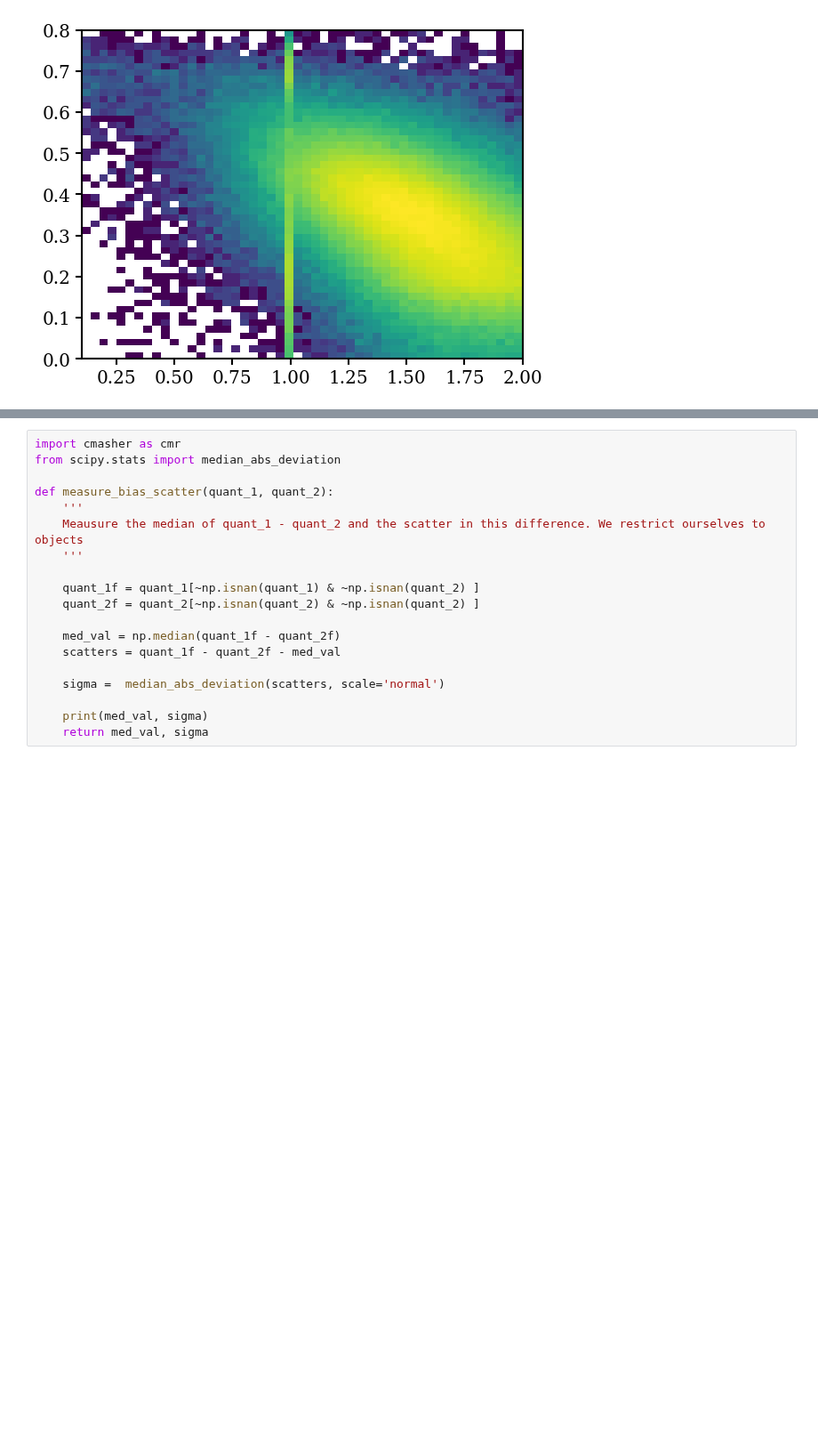
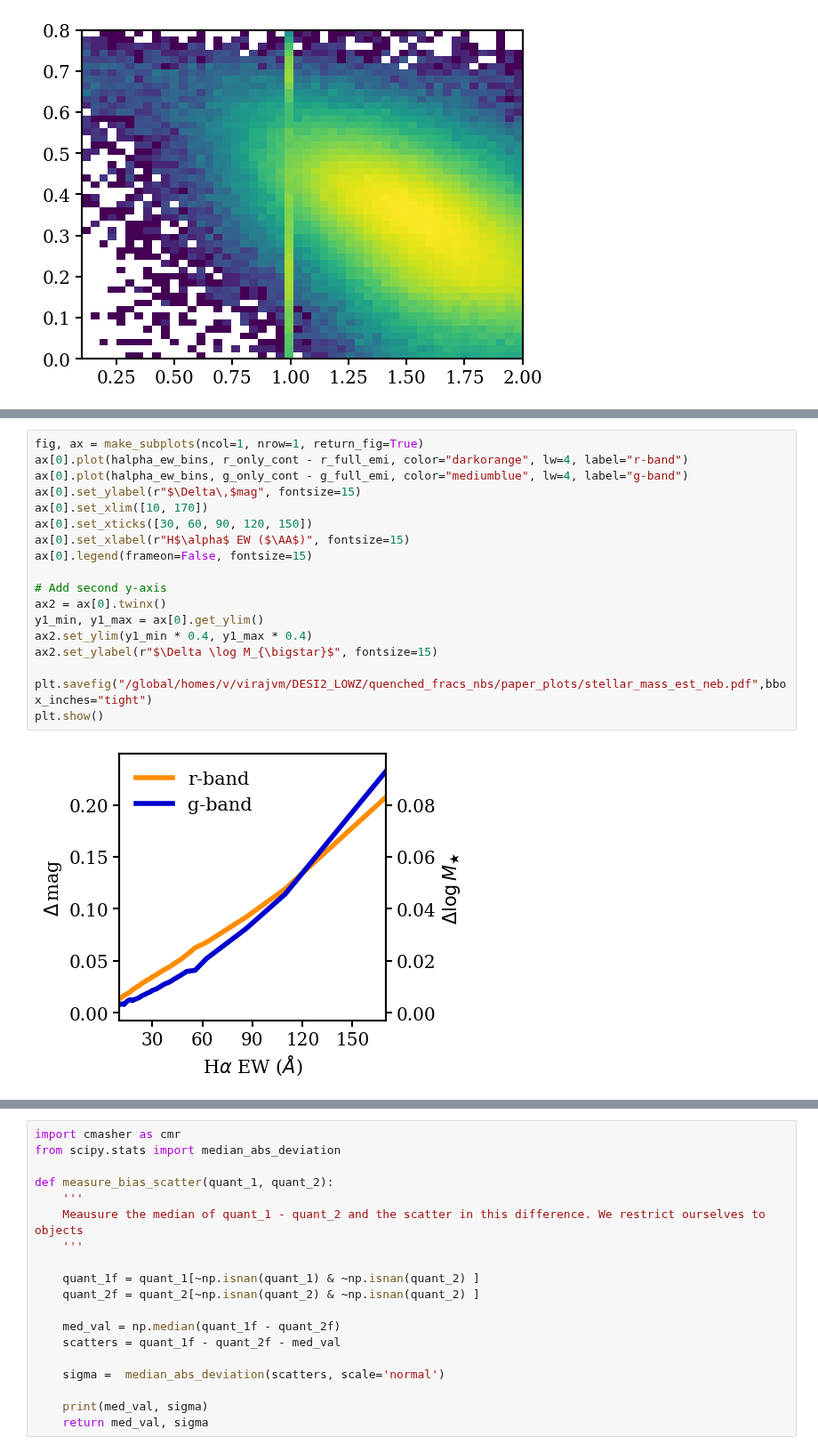
Before and after one commit to virajvman/desi_dwarfs, a Jupyter notebook: notebooks/catalog_paper/stellar_mass_investigate.ipynb, the cells around one changed output, grey strips where cells are left out. Shown at 89% size. Cells and saved outputs as stored; diff of their text form; blank space fills up the shorter version.

```diff
--- a/notebooks/catalog_paper/stellar_mass_investigate.ipynb
+++ b/notebooks/catalog_paper/stellar_mass_investigate.ipynb
@@ -118,0 +251,20 @@ Table length=51
+# %%
+fig, ax = make_subplots(ncol=1, nrow=1, return_fig=True)
+ax[0].plot(halpha_ew_bins, r_only_cont - r_full_emi, color="darkorange", lw=4, label="r-band")
+ax[0].plot(halpha_ew_bins, g_only_cont - g_full_emi, color="mediumblue", lw=4, label="g-band")
+ax[0].set_ylabel(r"$\Delta\,$mag", fontsize=15)
+ax[0].set_xlim([10, 170])
+ax[0].set_xticks([30, 60, 90, 120, 150])
+ax[0].set_xlabel(r"H$\alpha$ EW ($\AA$)", fontsize=15)
+ax[0].legend(frameon=False, fontsize=15)
+
+# Add second y-axis
+ax2 = ax[0].twinx()
+y1_min, y1_max = ax[0].get_ylim()
+ax2.set_ylim(y1_min * 0.4, y1_max * 0.4)
+ax2.set_ylabel(r"$\Delta \log M_{\bigstar}$", fontsize=15)
+
+plt.savefig("/global/homes/v/virajvm/DESI2_LOWZ/quenched_fracs_nbs/paper_plots/stellar_mass_est_neb.pdf",bbox_inches="tight")
+plt.show()
+# %% [output]
+[figure, added]
```
Also changed, not shown: parts of 42 cells of this notebook, 8 other files.
